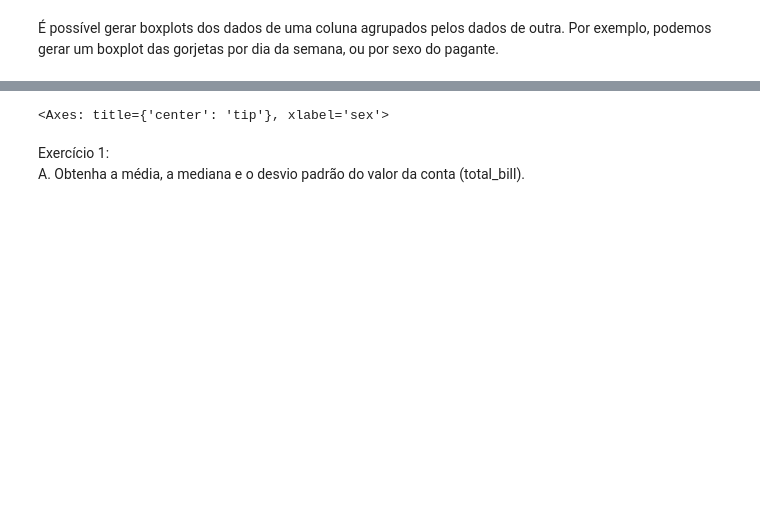
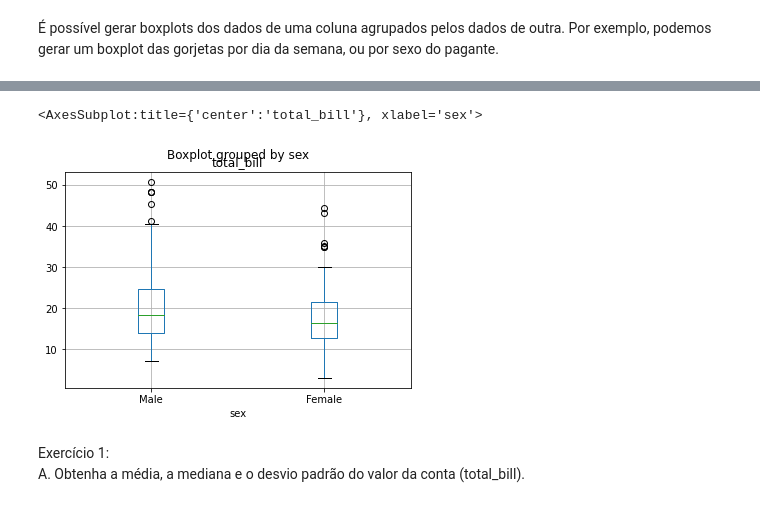
Before and after one commit to pdrVenancio/XMAC02-METODOS-MATEMATICOS-PARA-ANALISE-DE-DADOS, a Jupyter notebook: aula_3/estatistica_descritiva.ipynb, the cells around one changed output, grey strips where cells are left out. Cells and saved outputs as stored; diff of their text form; code cells hidden in the pictures; blank space fills up the shorter version.

```diff
--- a/aula_3/estatistica_descritiva.ipynb
+++ b/aula_3/estatistica_descritiva.ipynb
@@ -126,7 +128,8 @@ df.boxplot(by='day', column='tip')
 # %%
-df.boxplot(by='sex', column='tip')
+df.boxplot(by ='sex', column = 'total_bill')
 # %% [output]
-<Axes: title={'center': 'tip'}, xlabel='sex'>
+<AxesSubplot:title={'center':'total_bill'}, xlabel='sex'>
+[figure, added]
 # %% [markdown]
 Exercício 1: \
 A. Obtenha a média, a mediana e o desvio padrão do valor da conta (total_bill).
```
Also changed, not shown: parts of 31 cells of this notebook.
